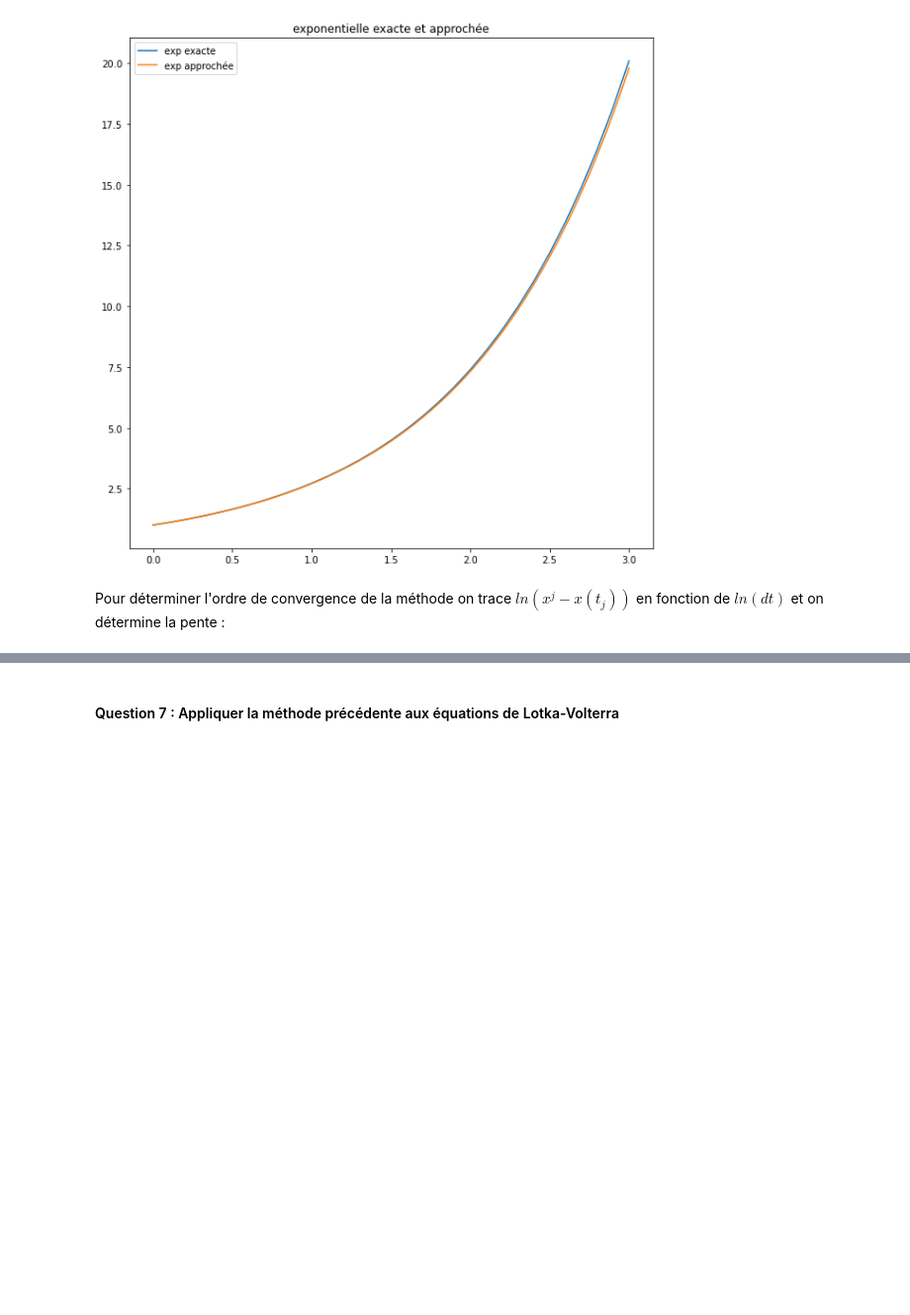
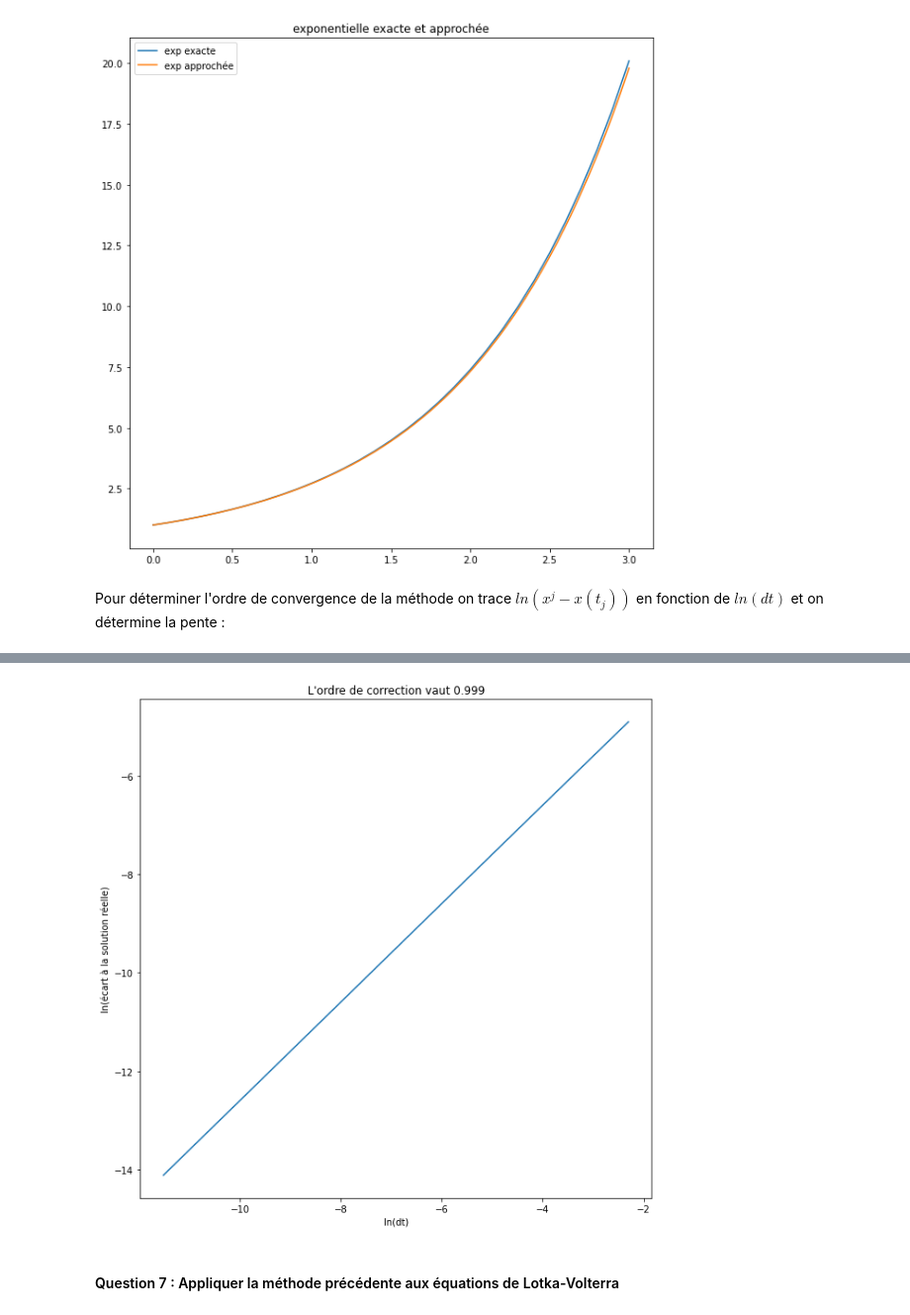
Before and after one commit to pierrechapel/projet_equa_diff, a Jupyter notebook: notebook.ipynb, the cells around one changed output, grey strips where cells are left out. Shown at 99% size. Saved outputs shown, nothing was run; the diff lists cells and outputs as text; code cells hidden in the pictures; blank space fills up the shorter version.

```diff
--- a/notebook.ipynb
+++ b/notebook.ipynb
@@ -243,3 +245,22 @@ plt.show()
+# %%
+def j(x, *t) :
+    return - x
+# %%
+
+def ordre_de_correction_exp2(x0, t0, tf) :
+    DT = np.array([10**(-5+i)for i in range (5)])
+    ecart = np.array([abs(euler_explicite(j, x0, t0, tf, dt)[1][-1] - exp(-tf)) for dt in DT])
+    pente = (log(ecart[-1])-log(ecart[0]))/(log(DT[-1]) - log(DT[0]))
+    return np.log(DT), np.log(ecart), pente
+
+A = ordre_de_correction_exp2(np.array([1]), 0, 3)
+plt.plot(A[0],A[1])
+plt.title( f"L'ordre de correction vaut {A[2]:.3f}")
+plt.xlabel('ln(dt)')
+plt.ylabel('ln(écart à la solution réelle)')
+plt.show()
+# %% [output]
+[figure, added]
 # %% [markdown]
 #### Question 7 : Appliquer la méthode précédente aux équations de Lotka-Volterra
 # %%
```
Also changed, not shown: parts of 6 cells of this notebook.
